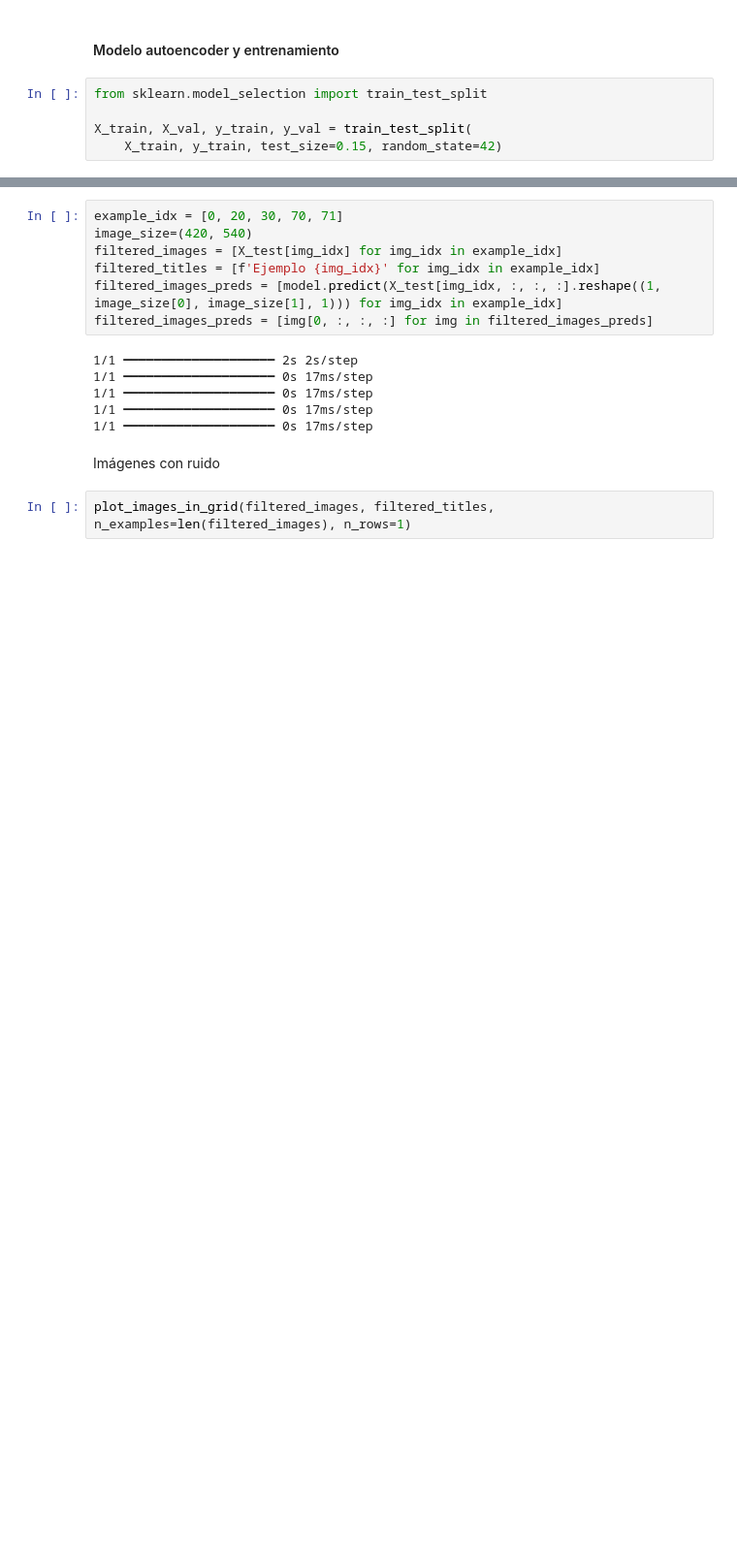
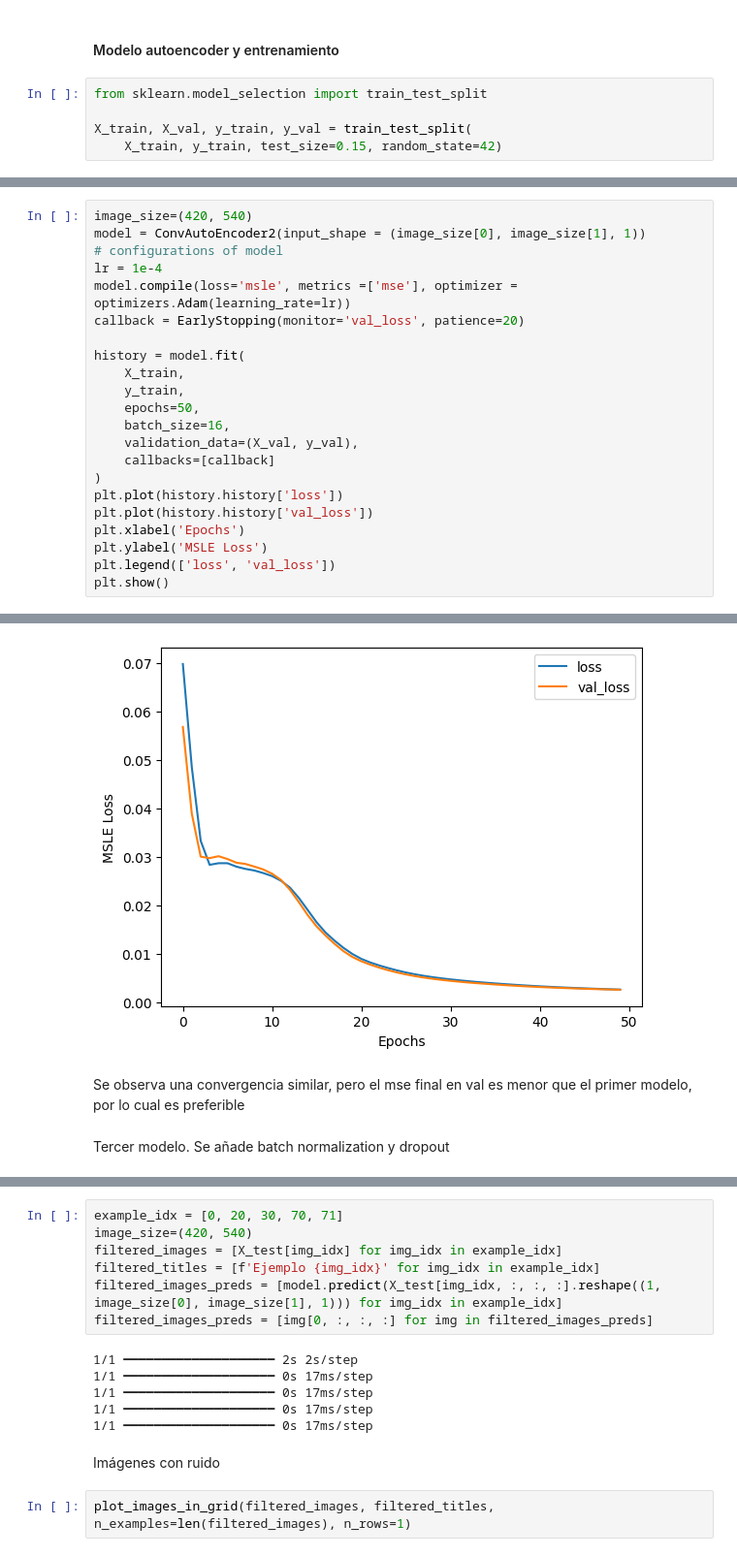
Before and after one commit to principioincertidumbre/Tarea3_MLA, a Jupyter notebook: Tarea_3_MLA.ipynb, the cells around one changed output, grey strips where cells are left out. Shown at 97% size. Drawn from its saved outputs; the diff is of its cells as text; blank space fills up the shorter version.

Commit message:
Se añaden otras configuraciones de autoencoder

```diff
--- a/Tarea_3_MLA.ipynb
+++ b/Tarea_3_MLA.ipynb
@@ -188,0 +305,23 @@ X_train, X_val, y_train, y_val = train_test_split(
+# %%
+image_size=(420, 540)
+model = ConvAutoEncoder2(input_shape = (image_size[0], image_size[1], 1))
+# configurations of model
+lr = 1e-4
+model.compile(loss='msle', metrics =['mse'], optimizer = optimizers.Adam(learning_rate=lr))
+callback = EarlyStopping(monitor='val_loss', patience=20)
+
+history = model.fit(
+    X_train,
+    y_train,
+    epochs=50,
+    batch_size=16,
+    validation_data=(X_val, y_val),
+    callbacks=[callback]
+)
+plt.plot(history.history['loss'])
+plt.plot(history.history['val_loss'])
+plt.xlabel('Epochs')
+plt.ylabel('MSLE Loss')
+plt.legend(['loss', 'val_loss'])
+plt.show()
+# %% [output]
@@ -189 +345,6 @@ X_train, X_val, y_train, y_val = train_test_split(
+[figure, added]
+# %% [markdown]
+Se observa una convergencia similar, pero el mse final en val es menor que el primer modelo, por lo cual es preferible
+# %% [markdown]
+Tercer modelo. Se añade batch normalization y dropout
 # %%
```
Also changed, not shown: parts of 22 cells of this notebook.
